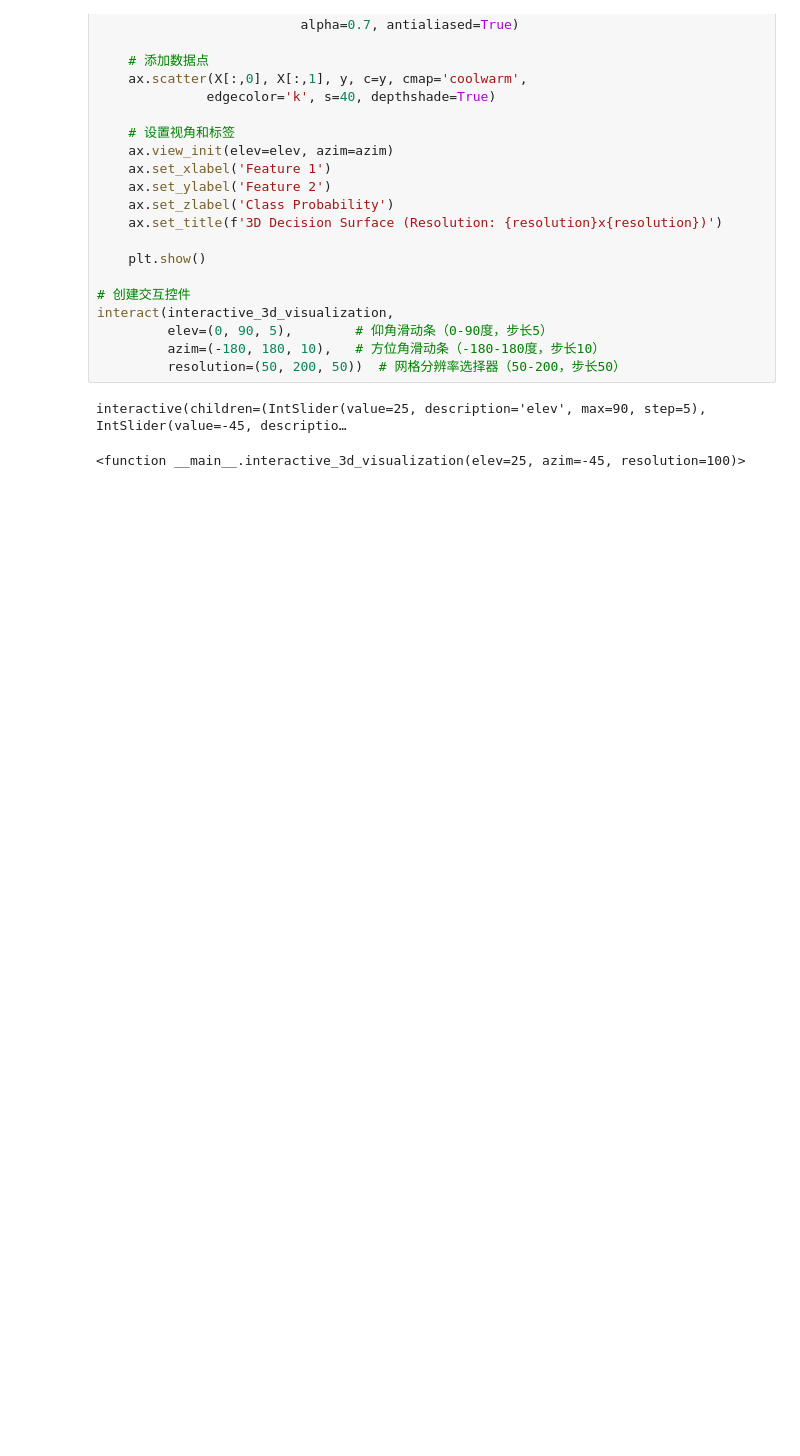
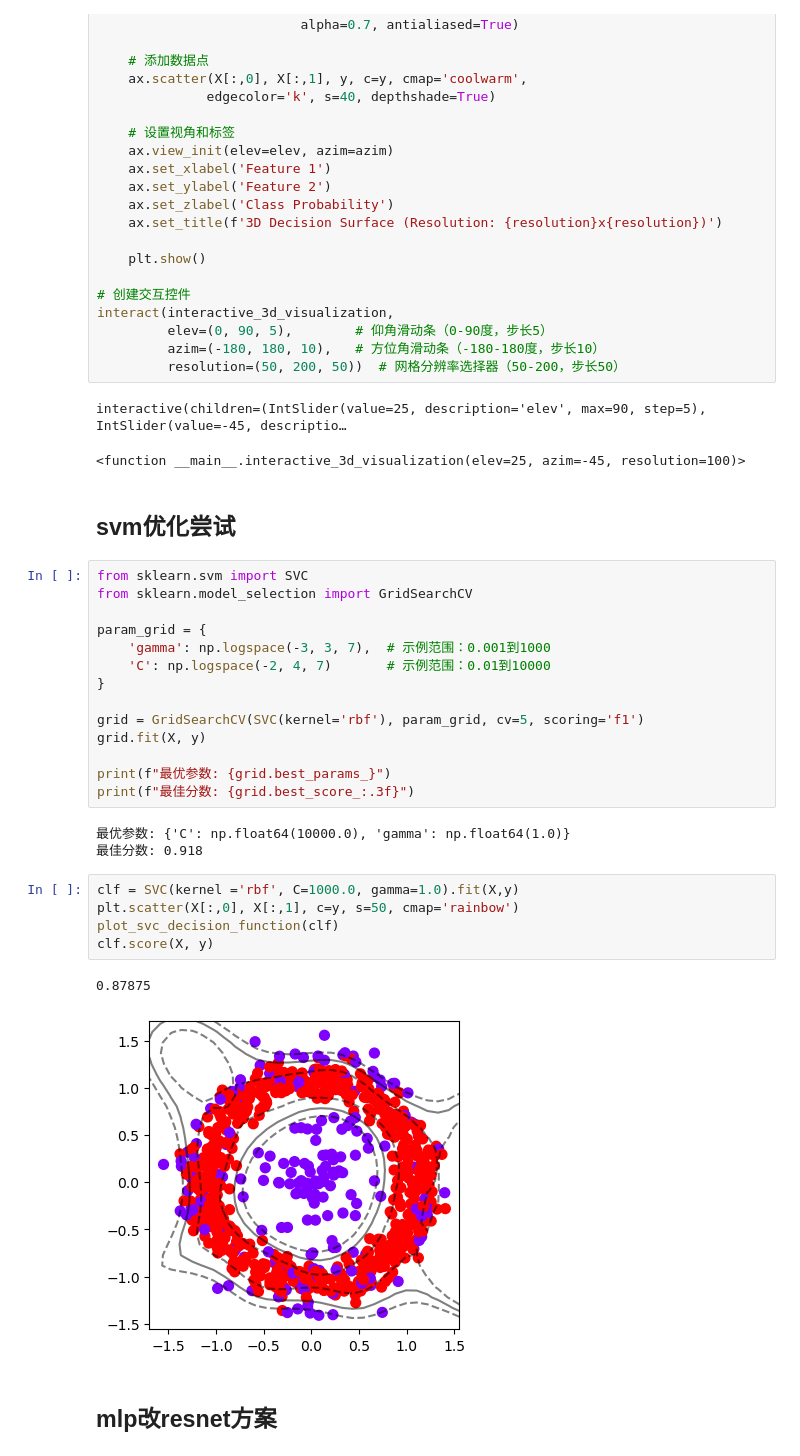
Before and after one commit to luyuxuan98/svm, a Jupyter notebook: svm.ipynb, the cells around one changed output. Cells and saved outputs as stored; diff of their text form; blank space fills up the shorter version.

```diff
--- a/svm.ipynb
+++ b/svm.ipynb
@@ -726,3 +726,32 @@ interact(interactive_3d_visualization,
 # %% [output]
 interactive(children=(IntSlider(value=25, description='elev', max=90, step=5), IntSlider(value=-45, descriptio…
 <function __main__.interactive_3d_visualization(elev=25, azim=-45, resolution=100)>
+# %% [markdown]
+## svm优化尝试
+# %%
+from sklearn.svm import SVC
+from sklearn.model_selection import GridSearchCV
+
+param_grid = {
+    'gamma': np.logspace(-3, 3, 7),  # 示例范围：0.001到1000
+    'C': np.logspace(-2, 4, 7)       # 示例范围：0.01到10000
+}
+
+grid = GridSearchCV(SVC(kernel='rbf'), param_grid, cv=5, scoring='f1')
+grid.fit(X, y)
+
+print(f"最优参数: {grid.best_params_}")
+print(f"最佳分数: {grid.best_score_:.3f}")
+# %% [output]
+最优参数: {'C': np.float64(10000.0), 'gamma': np.float64(1.0)}
+最佳分数: 0.918
+# %%
+clf = SVC(kernel ='rbf', C=1000.0, gamma=1.0).fit(X,y)
+plt.scatter(X[:,0], X[:,1], c=y, s=50, cmap='rainbow')
+plot_svc_decision_function(clf)
+clf.score(X, y)
+# %% [output]
+0.87875
+[figure, added]
+# %% [markdown]
+## mlp改resnet方案
```
Also changed, not shown: parts of 13 cells of this notebook.
